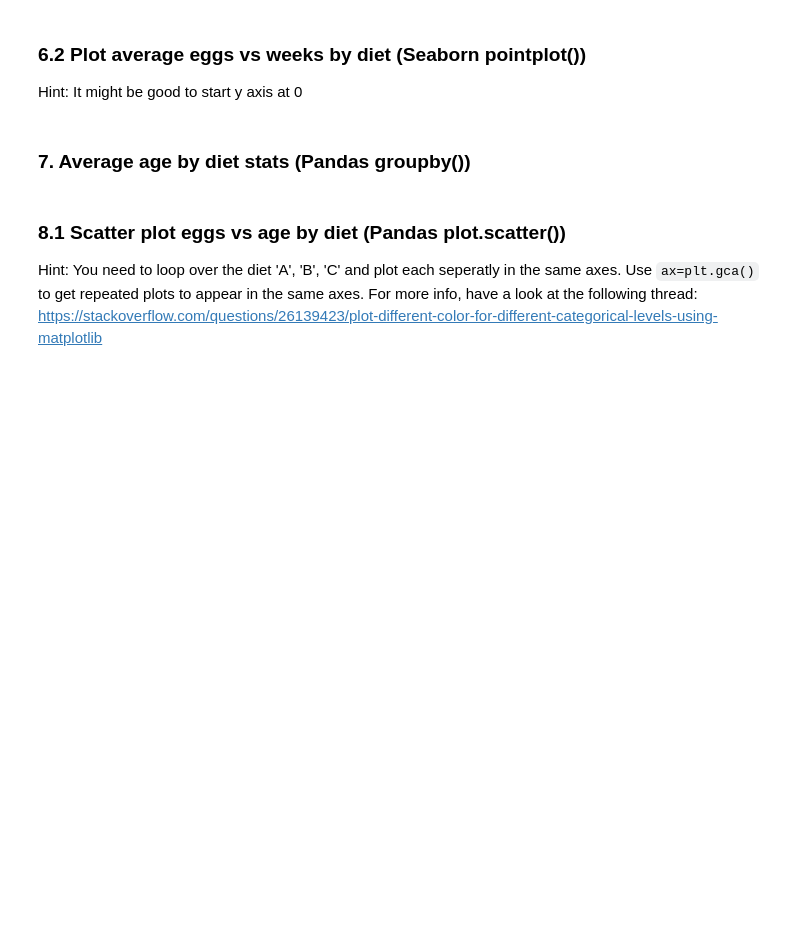
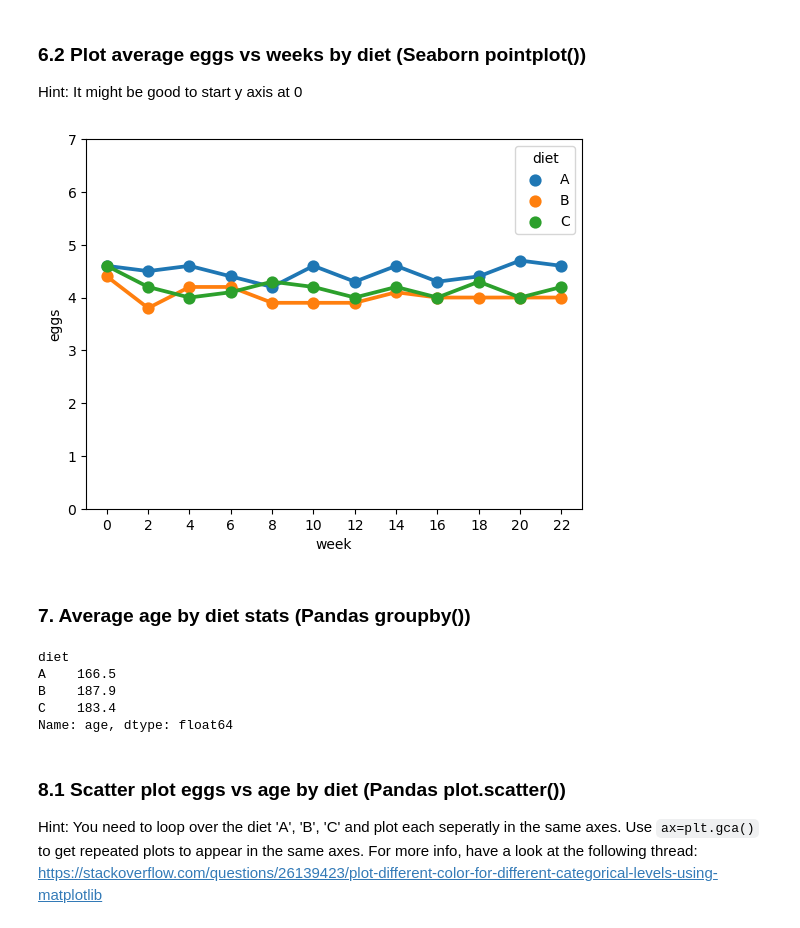
Before and after one commit to sofels/ENSF611-Lab0, a Jupyter notebook: lab0_chicken.ipynb, the cells around one changed output. Cells and saved outputs as stored; diff of their text form; code cells hidden in the pictures; blank space fills up the shorter version.

```diff
--- a/lab0_chicken.ipynb
+++ b/lab0_chicken.ipynb
@@ -112,7 +123,20 @@ Hint: It might be good to start y axis at 0
+# %%
+# Your solution goes here
+ax1=sns.pointplot(data=df,x='week',y='eggs', hue='diet', errorbar=None) #hue is used to categorise data
+ax1.set(ylim=(0,7)); #changing y axis to start from zero
+# %% [output]
+[figure, added]
 # %% [markdown]
 ### 7. Average age by diet stats (Pandas groupby())
 # %%
 # Your solution goes here
+df.groupby('diet').age.mean()
+# %% [output]
+diet
+A    166.5
+B    187.9
+C    183.4
+Name: age, dtype: float64
 # %% [markdown]
 ### 8.1 Scatter plot eggs vs age by diet (Pandas plot.scatter())
 Hint: You need to loop over the diet 'A', 'B', 'C' and plot each seperatly in the same axes. Use `ax=plt.gca()` to get repeated plots to appear in the same axes. For more info, have a look at the following thread:
```
Also changed, not shown: parts of 15 cells of this notebook.
